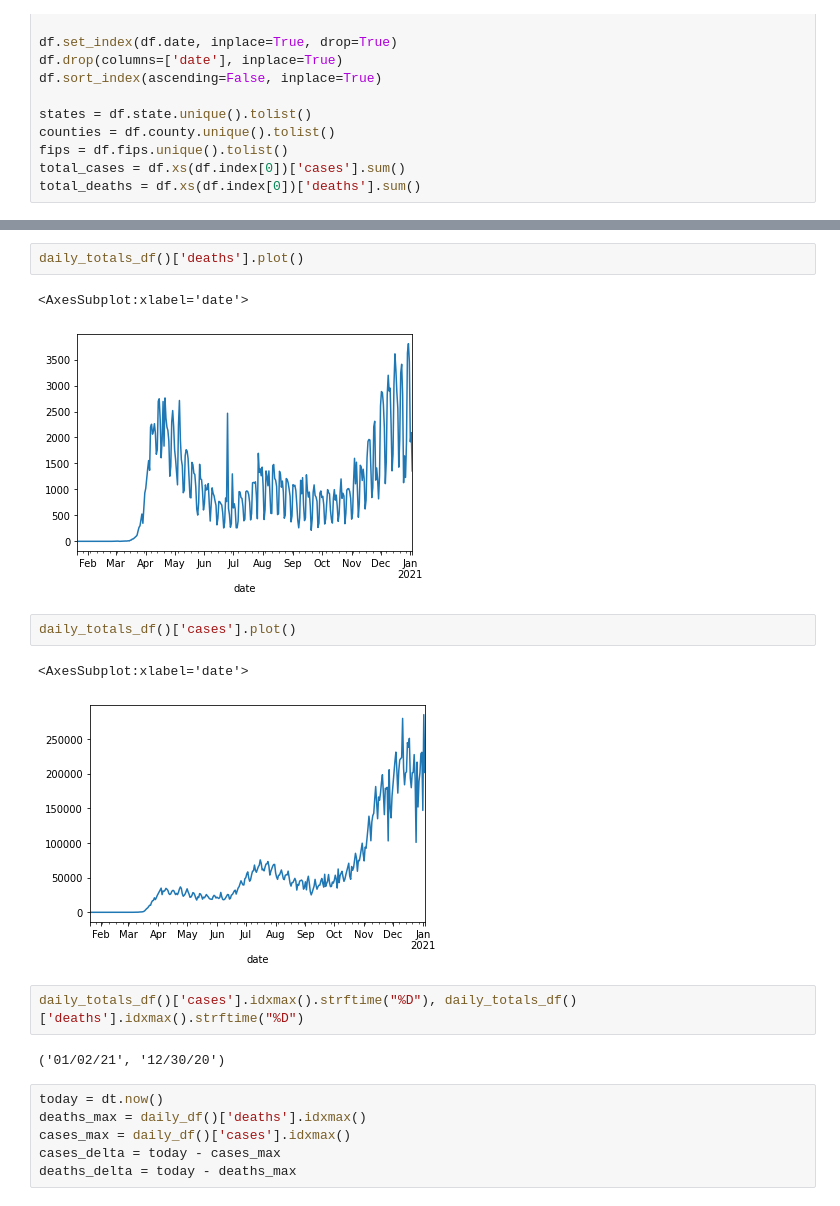
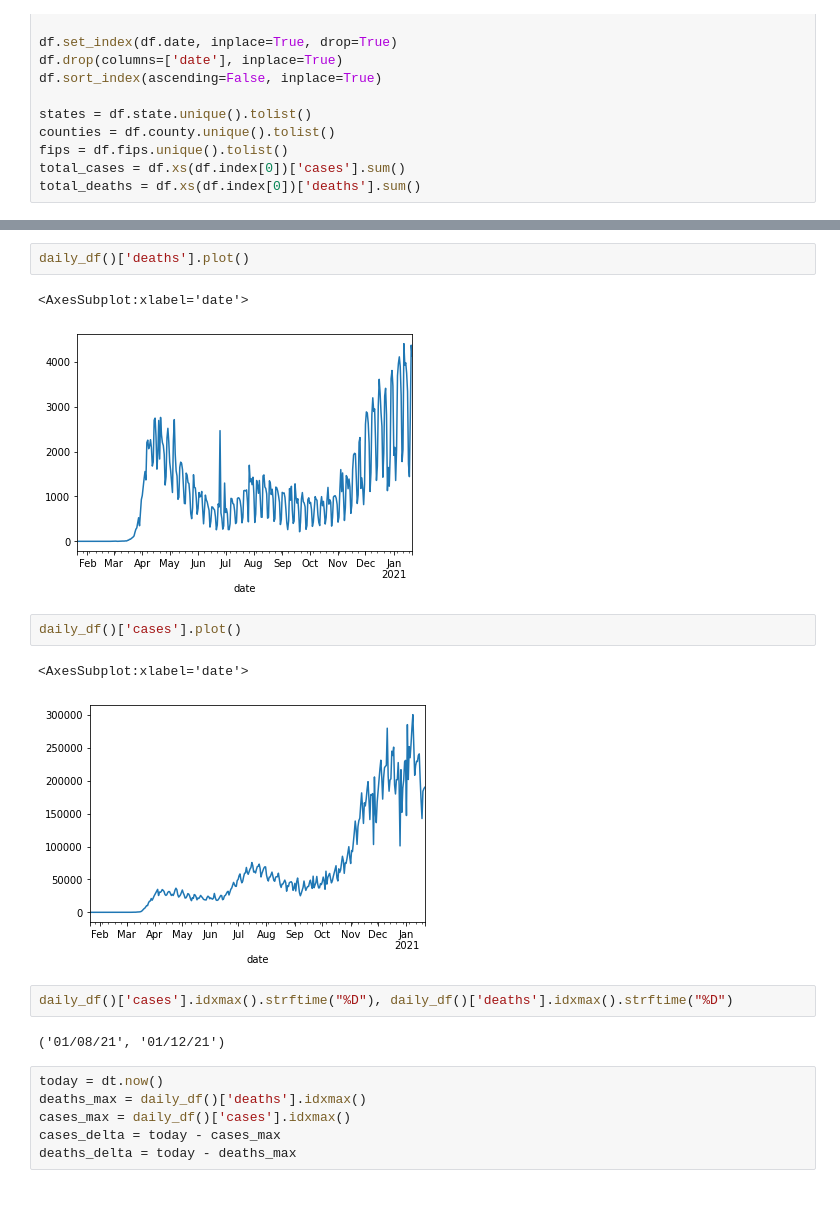
Before and after one commit to kylemichaelreaves/covid19, a Jupyter notebook: covid19_us.ipynb, the cells around one changed output, grey strips where cells are left out. Saved outputs shown, nothing was run; the diff lists cells and outputs as text.

```diff
--- a/covid19_us.ipynb
+++ b/covid19_us.ipynb
@@ -231,17 +208,17 @@ daily_totals()['deaths'].idxmax(), daily_totals()['deaths'].max()
 # %%
-daily_totals_df()['deaths'].plot()
+daily_df()['deaths'].plot()
 # %% [output]
 <AxesSubplot:xlabel='date'>
-[figure, old version]
+[figure, new version]
 # %%
-daily_totals_df()['cases'].plot()
+daily_df()['cases'].plot()
 # %% [output]
 <AxesSubplot:xlabel='date'>
-[figure, old version]
+[figure, new version]
 # %%
-daily_totals_df()['cases'].idxmax().strftime("%D"), daily_totals_df()['deaths'].idxmax().strftime("%D")
+daily_df()['cases'].idxmax().strftime("%D"), daily_df()['deaths'].idxmax().strftime("%D")
 # %% [output]
-('01/02/21', '12/30/20')
+('01/08/21', '01/12/21')
 # %%
 today = dt.now()
 deaths_max = daily_df()['deaths'].idxmax()
```
Also changed, not shown: parts of 17 cells of this notebook.
